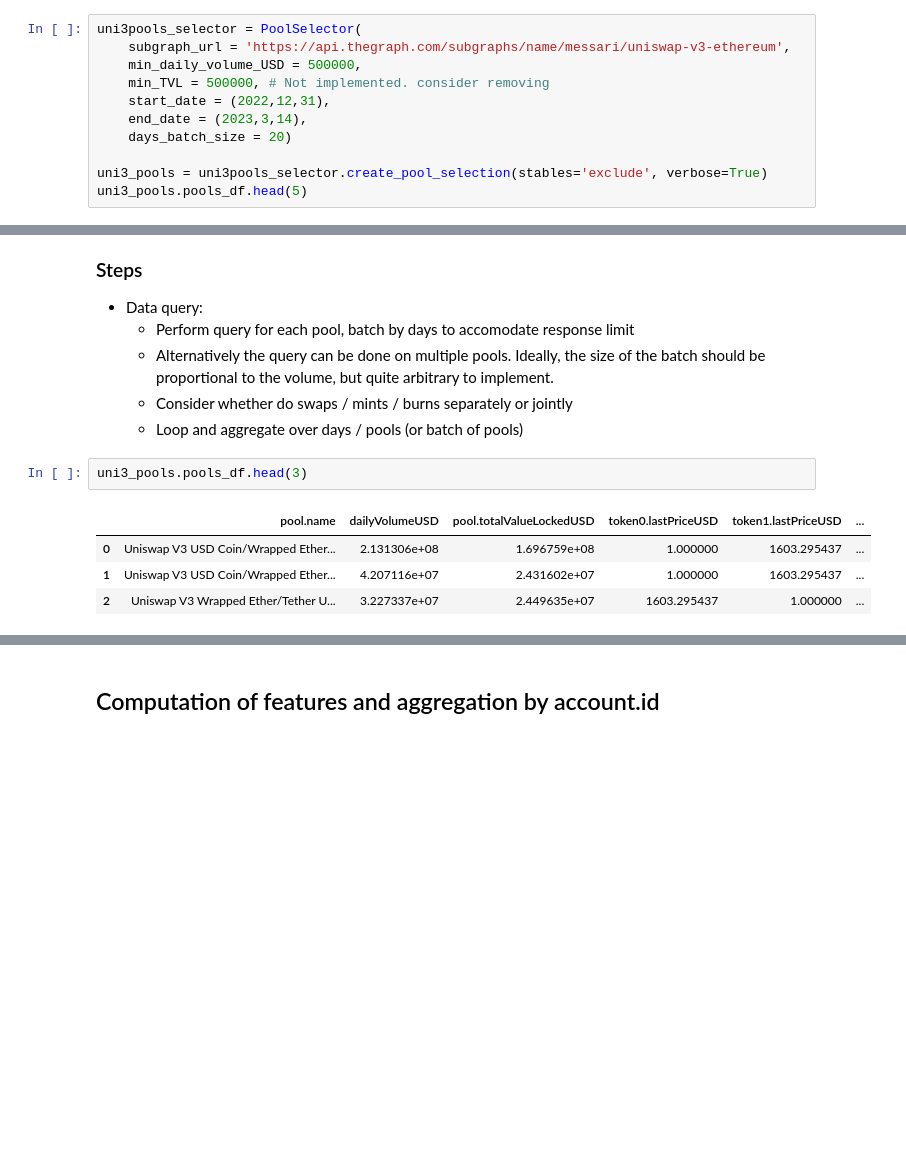
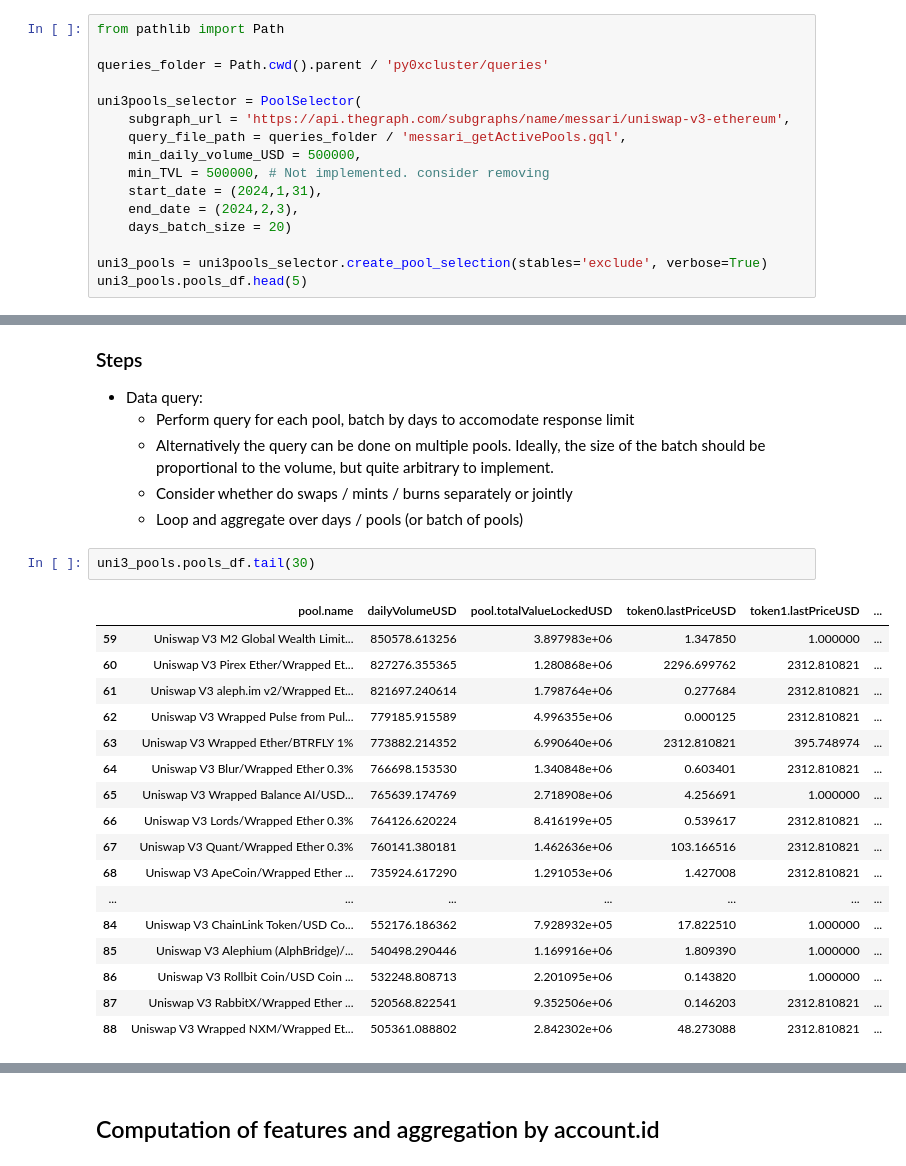
Before and after one commit to juliencarponcy/py0xcluster, a Jupyter notebook: notebooks/Pool_clustering.ipynb, the cells around one changed output, grey strips where cells are left out. Cells and saved outputs as stored; diff of their text form; blank space fills up the shorter version.

Commit message:
update graphQL queries to new schemas

```diff
--- a/notebooks/Pool_clustering.ipynb
+++ b/notebooks/Pool_clustering.ipynb
@@ -115,12 +107,17 @@ The autoreload extension is already loaded. To reload it, use:
 # %% [markdown]
 ### Gathering data about most-active pools
 # %%
+from pathlib import Path
+
+queries_folder = Path.cwd().parent / 'py0xcluster/queries'
+
 uni3pools_selector = PoolSelector(
     subgraph_url = 'https://api.thegraph.com/subgraphs/name/messari/uniswap-v3-ethereum',
+    query_file_path = queries_folder / 'messari_getActivePools.gql',
     min_daily_volume_USD = 500000,
     min_TVL = 500000, # Not implemented. consider removing
-    start_date = (2022,12,31),
-    end_date = (2023,3,14),
+    start_date = (2024,1,31),
+    end_date = (2024,2,3),
     days_batch_size = 20)
 
 uni3_pools = uni3pools_selector.create_pool_selection(stables='exclude', verbose=True)
@@ -151,12 +145,25 @@ Queriying from 2023-03-01 00:00:00 to 2023-03-14 00:00:00
     - Consider whether do swaps / mints / burns separately or jointly
     - Loop and aggregate over days / pools (or batch of pools)
 # %%
-uni3_pools.pools_df.head(3)
+uni3_pools.pools_df.tail(30)
 # %% [output]
 |  | pool.name | dailyVolumeUSD | pool.totalValueLockedUSD | token0.lastPriceUSD | token1.lastPriceUSD | ... |
-| 0 | Uniswap V3 USD Coin/Wrapped Ether... | 2.131306e+08 | 1.696759e+08 | 1.000000 | 1603.295437 | ... |
-| 1 | Uniswap V3 USD Coin/Wrapped Ether... | 4.207116e+07 | 2.431602e+07 | 1.000000 | 1603.295437 | ... |
-| 2 | Uniswap V3 Wrapped Ether/Tether U... | 3.227337e+07 | 2.449635e+07 | 1603.295437 | 1.000000 | ... |
+| 59 | Uniswap V3 M2 Global Wealth Limit... | 850578.613256 | 3.897983e+06 | 1.347850 | 1.000000 | ... |
+| 60 | Uniswap V3 Pirex Ether/Wrapped Et... | 827276.355365 | 1.280868e+06 | 2296.699762 | 2312.810821 | ... |
+| 61 | Uniswap V3 aleph.im v2/Wrapped Et... | 821697.240614 | 1.798764e+06 | 0.277684 | 2312.810821 | ... |
+| 62 | Uniswap V3 Wrapped Pulse from Pul... | 779185.915589 | 4.996355e+06 | 0.000125 | 2312.810821 | ... |
+| 63 | Uniswap V3 Wrapped Ether/BTRFLY 1% | 773882.214352 | 6.990640e+06 | 2312.810821 | 395.748974 | ... |
+| 64 | Uniswap V3 Blur/Wrapped Ether 0.3% | 766698.153530 | 1.340848e+06 | 0.603401 | 2312.810821 | ... |
+| 65 | Uniswap V3 Wrapped Balance AI/USD... | 765639.174769 | 2.718908e+06 | 4.256691 | 1.000000 | ... |
+| 66 | Uniswap V3 Lords/Wrapped Ether 0.3% | 764126.620224 | 8.416199e+05 | 0.539617 | 2312.810821 | ... |
+| 67 | Uniswap V3 Quant/Wrapped Ether 0.3% | 760141.380181 | 1.462636e+06 | 103.166516 | 2312.810821 | ... |
+| 68 | Uniswap V3 ApeCoin/Wrapped Ether ... | 735924.617290 | 1.291053e+06 | 1.427008 | 2312.810821 | ... |
+| ... | ... | ... | ... | ... | ... | ... |
+| 84 | Uniswap V3 ChainLink Token/USD Co... | 552176.186362 | 7.928932e+05 | 17.822510 | 1.000000 | ... |
+| 85 | Uniswap V3 Alephium (AlphBridge)/... | 540498.290446 | 1.169916e+06 | 1.809390 | 1.000000 | ... |
+| 86 | Uniswap V3 Rollbit Coin/USD Coin ... | 532248.808713 | 2.201095e+06 | 0.143820 | 1.000000 | ... |
+| 87 | Uniswap V3 RabbitX/Wrapped Ether ... | 520568.822541 | 9.352506e+06 | 0.146203 | 2312.810821 | ... |
+| 88 | Uniswap V3 Wrapped NXM/Wrapped Et... | 505361.088802 | 2.842302e+06 | 48.273088 | 2312.810821 | ... |
 # %%
 uni3_pools.pools_df['pool.id'].values
 # %% [output]
```
Also changed, not shown: parts of 14 cells of this notebook, 9 other files.
